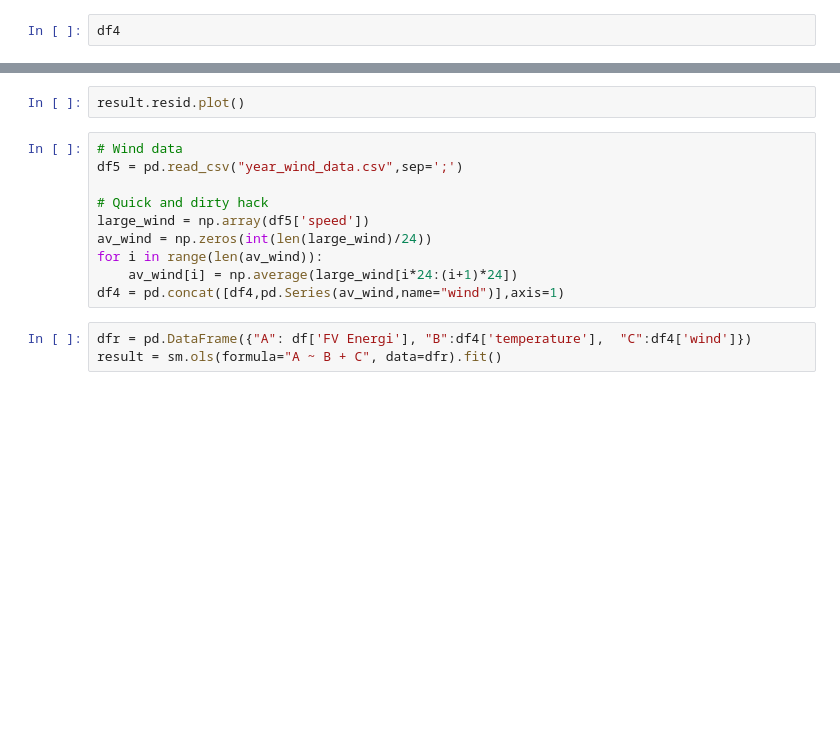
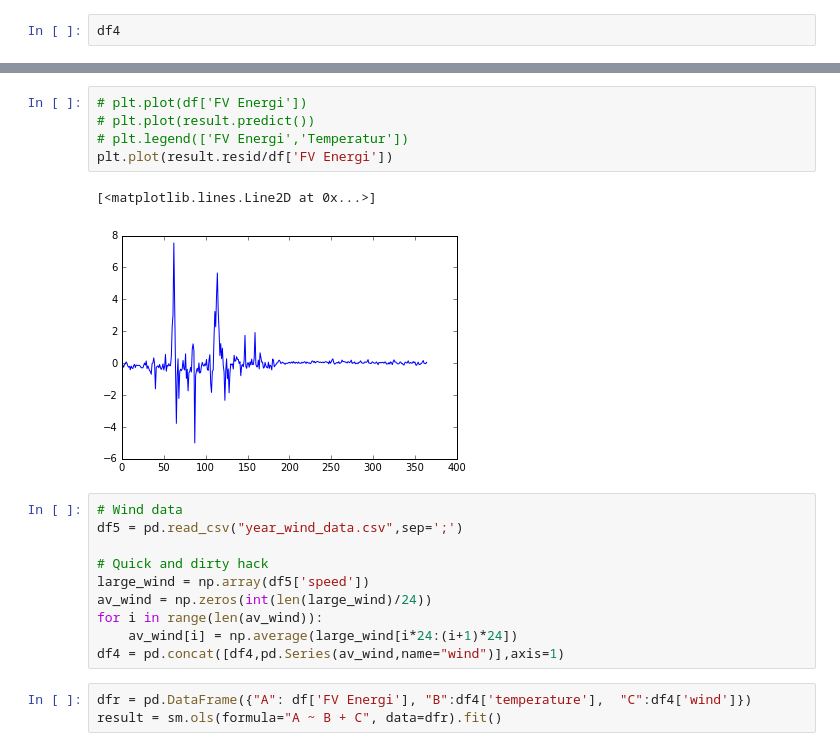
Before and after one commit to emiliojorge/Sogeti-Mathematics-meets-Industry, a Jupyter notebook: daily_regression.ipynb, the cells around one changed output, grey strips where cells are left out. Cells and saved outputs as stored; diff of their text form; blank space fills up the shorter version.

```diff
--- a/daily_regression.ipynb
+++ b/daily_regression.ipynb
@@ -30,5 +54,11 @@ result.resid.plot()
-# %%
-result.resid.plot()
+# %%
+# plt.plot(df['FV Energi'])
+# plt.plot(result.predict())
+# plt.legend(['FV Energi','Temperatur'])
+plt.plot(result.resid/df['FV Energi'])
+# %% [output]
+[<matplotlib.lines.Line2D at 0x...>]
+[figure, added]
 # %%
 # Wind data
 df5 = pd.read_csv("year_wind_data.csv",sep=';')
```
Also changed, not shown: parts of 2 cells of this notebook.
